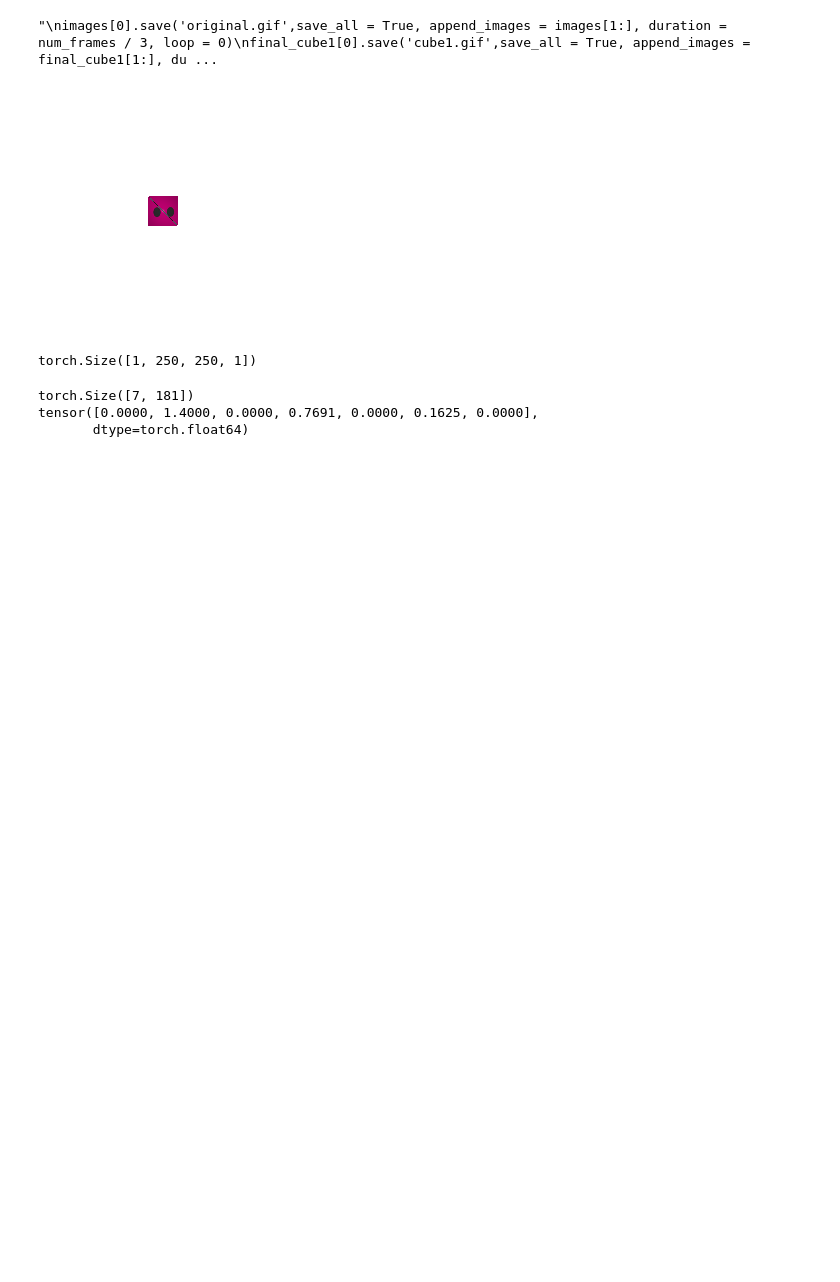
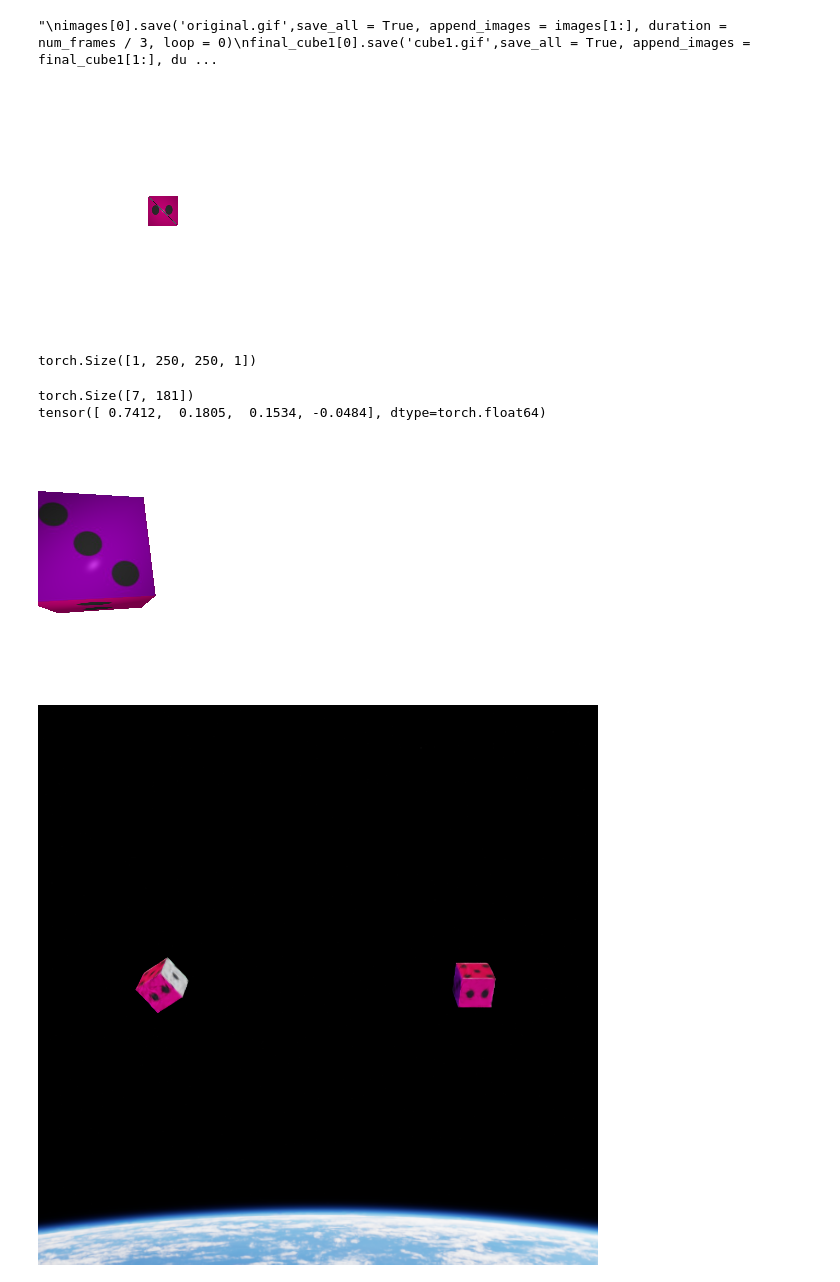
Before and after one commit to a3d2ddk/post-collision-trajectory-estimation-from-impact-pose, a Jupyter notebook: collision_trajectory_estimation.ipynb, the cells around one changed output. Drawn from its saved outputs; the diff is of its cells as text; code cells hidden in the pictures; blank space fills up the shorter version.

```diff
--- a/collision_trajectory_estimation.ipynb
+++ b/collision_trajectory_estimation.ipynb
@@ -220,11 +226,42 @@ print(d.shape)
 [figure]
 torch.Size([1, 250, 250, 1])
 # %%
-pose = torch.load("/content/repo/Datasets/run_0001/alpha_pose_data.pt", weights_only=True, map_location=torch.device("cpu"))
+pose = torch.load("/content/repo/Datasets/run_0001/beta_pose_data.pt", weights_only=True, map_location=torch.device("cpu"))
 
 print(pose.shape)
-print(pose[:, 50])
+print(pose[3:, 50])
 # %% [output]
 torch.Size([7, 181])
-tensor([0.0000, 1.4000, 0.0000, 0.7691, 0.0000, 0.1625, 0.0000],
-       dtype=torch.float64)
+tensor([ 0.7412,  0.1805,  0.1534, -0.0484], dtype=torch.float64)
+# %%
+device = torch.device("cpu")
+
+phong_rasterizer, phong_renderer = render_and_depth(250, 250, device)
+
+quaternion = pose[3:, 50]
+
+qw = quaternion[0].item()
+qx = quaternion[1].item()
+qy = quaternion[2].item()
+qz = quaternion[3].item()
+
+rotation_matrix = np.array([[1 - 2 * (qy * qy + qz * qz), 2 * (qx * qy - qz * qw), 2 * (qx * qz + qy * qw)],
+                            [2 * (qx * qy + qz * qw), 1 - 2 * (qx * qx + qz * qz), 2 * (qy * qz - qx * qw)],
+                            [2 * (qx * qz - qy * qw), 2 * (qy * qz + qx * qw), 1 - 2 * (qx * qx + qy * qy)]])
+
+#print(rotation_matrix)
+
+translation_vector = np.array([0, -5, 0])
+
+mesh_file = '/content/repo/Model/dice.obj'
+
+
+
+image, d = render_mesh_basic(mesh_file, rotation_matrix, translation_vector, phong_renderer, phong_rasterizer)
+
+display(image)
+display(Image.fromarray(frames[0]))
+#print(d.shape)
+# %% [output]
+[figure, added]
+[figure, added]
```
Also changed, not shown: parts of 2 cells of this notebook.
